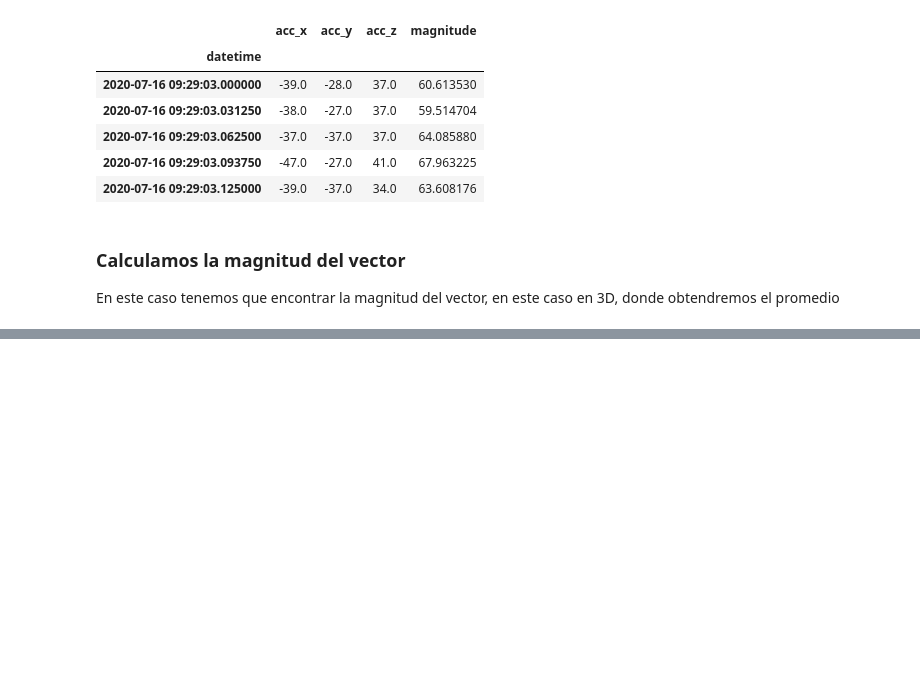
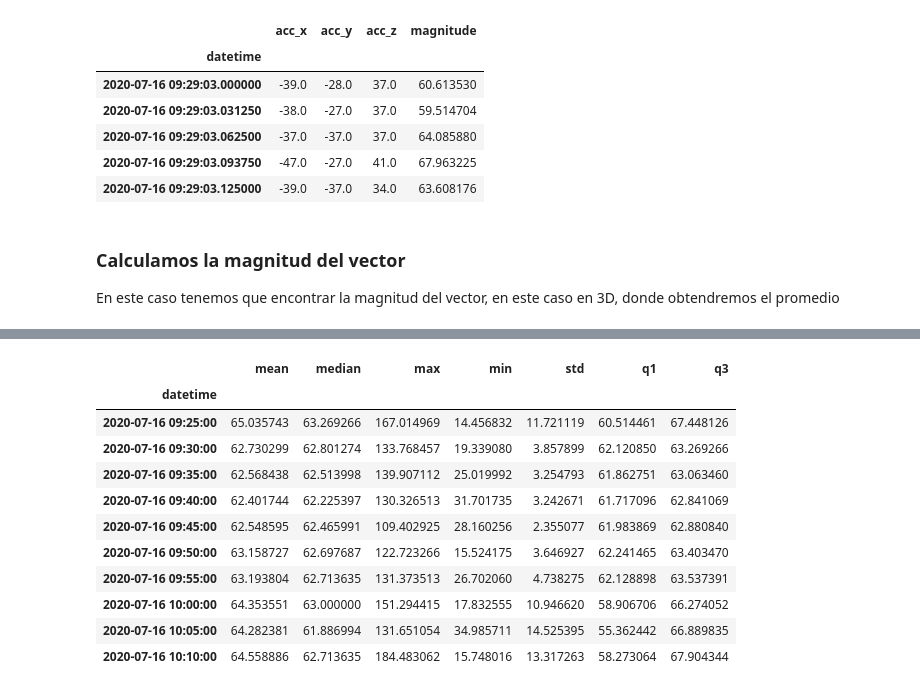
Before and after one commit to Alpha004/PreTesisMasterRepo, a Jupyter notebook: ACC/ACC_analyzier.ipynb, the cells around one changed output, grey strips where cells are left out. Saved outputs shown, nothing was run; the diff lists cells and outputs as text; code cells hidden in the pictures; blank space fills up the shorter version.

```diff
--- a/ACC/ACC_analyzier.ipynb
+++ b/ACC/ACC_analyzier.ipynb
@@ -109,11 +154,0 @@ df_promedio_5min.head(20)
-# %%
-# Lo mismo aplicamos para 1 hora
-df_procesado_1hora = acelerometro_values.resample('1h')
-# Obtenemos el promedio
-df_promedio_1hora = df_procesado_1hora.agg(['mean', 'std'])
-
-# Removemos las columnas que no necesitamos por ahora
-# Supongamos que tienes tus datos en un DataFrame llamado 'df'
-columns_to_remove = [' acc_x', ' acc_y', ' acc_z']
-df_promedio_1hora = df_promedio_1hora.drop(columns=columns_to_remove)
-df_promedio_1hora.head(20)
@@ -139,0 +167,24 @@ df_promedio_1hora.head(20)
+# %%
+# Separar los cuartiles en columnas individuales
+# Obtenemos los quantiles
+df_5min_quantil1 = df_procesado_5min.quantile(0.25)
+df_5min_quantil3 = df_procesado_5min.quantile(0.75)
+df_1hora_quantil1 = df_procesado_1hora.quantile(0.25)
+df_1hora_quantil3 = df_procesado_1hora.quantile(0.75)
+df_5min['q1'] = df_5min_quantil1
+df_5min['q3'] = df_5min_quantil3
+df_5min.head(10)
+# df_1hora[['q1', 'q3']] = [df_1hora_quantil1,df_1hora_quantil3]
+# %% [output]
+|  | mean | median | max | min | std | q1 | q3 |
+| datetime |  |  |  |  |  |  |  |
+| 2020-07-16 09:25:00 | 65.035743 | 63.269266 | 167.014969 | 14.456832 | 11.721119 | 60.514461 | 67.448126 |
+| 2020-07-16 09:30:00 | 62.730299 | 62.801274 | 133.768457 | 19.339080 | 3.857899 | 62.120850 | 63.269266 |
+| 2020-07-16 09:35:00 | 62.568438 | 62.513998 | 139.907112 | 25.019992 | 3.254793 | 61.862751 | 63.063460 |
+| 2020-07-16 09:40:00 | 62.401744 | 62.225397 | 130.326513 | 31.701735 | 3.242671 | 61.717096 | 62.841069 |
+| 2020-07-16 09:45:00 | 62.548595 | 62.465991 | 109.402925 | 28.160256 | 2.355077 | 61.983869 | 62.880840 |
+| 2020-07-16 09:50:00 | 63.158727 | 62.697687 | 122.723266 | 15.524175 | 3.646927 | 62.241465 | 63.403470 |
+| 2020-07-16 09:55:00 | 63.193804 | 62.713635 | 131.373513 | 26.702060 | 4.738275 | 62.128898 | 63.537391 |
+| 2020-07-16 10:00:00 | 64.353551 | 63.000000 | 151.294415 | 17.832555 | 10.946620 | 58.906706 | 66.274052 |
+| 2020-07-16 10:05:00 | 64.282381 | 61.886994 | 131.651054 | 34.985711 | 14.525395 | 55.362442 | 66.889835 |
+| 2020-07-16 10:10:00 | 64.558886 | 62.713635 | 184.483062 | 15.748016 | 13.317263 | 58.273064 | 67.904344 |
```
Also changed, not shown: parts of 13 cells of this notebook, 2 other files.
